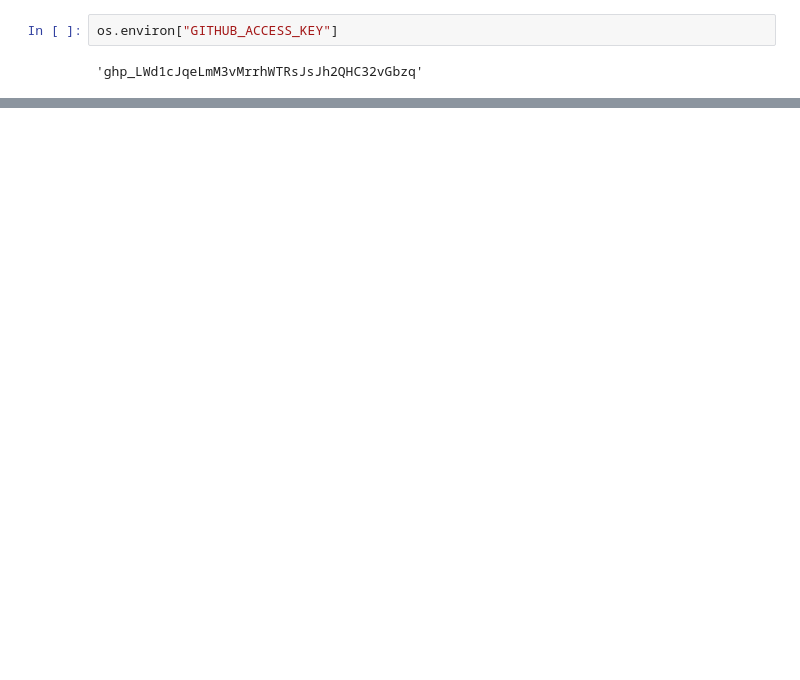
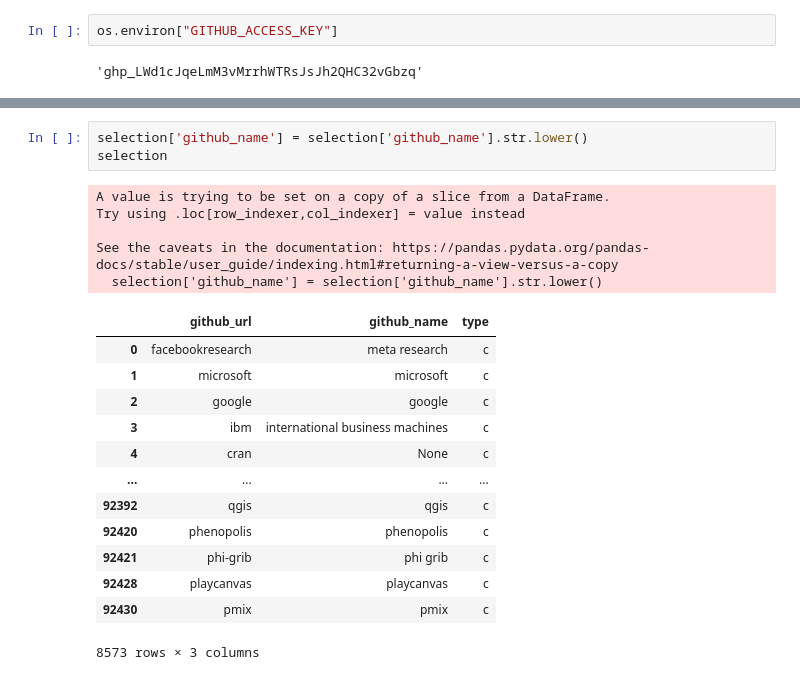
Before and after one commit to georgetown-cset/eto-orca, a Jupyter notebook: PARAT_exploration.ipynb, the cells around one changed output, grey strips where cells are left out. Drawn from its saved outputs; the diff is of its cells as text; blank space fills up the shorter version.

```diff
--- a/PARAT_exploration.ipynb
+++ b/PARAT_exploration.ipynb
@@ -373,0 +178,22 @@ def extract_company(userdata):
+# %%
+selection['github_name'] = selection['github_name'].str.lower()
+selection
+# %% [output]
+A value is trying to be set on a copy of a slice from a DataFrame.
+Try using .loc[row_indexer,col_indexer] = value instead
+
+See the caveats in the documentation: https://pandas.pydata.org/pandas-docs/stable/user_guide/indexing.html#returning-a-view-versus-a-copy
+  selection['github_name'] = selection['github_name'].str.lower()
+|  | github_url | github_name | type |
+| 0 | facebookresearch | meta research | c |
+| 1 | microsoft | microsoft | c |
+| 2 | google | google | c |
+| 3 | ibm | international business machines | c |
+| 4 | cran | None | c |
+| ... | ... | ... | ... |
+| 92392 | qgis | qgis | c |
+| 92420 | phenopolis | phenopolis | c |
+| 92421 | phi-grib | phi grib | c |
+| 92428 | playcanvas | playcanvas | c |
+| 92430 | pmix | pmix | c |
+8573 rows × 3 columns
```
Also changed, not shown: parts of 42 cells of this notebook, 2 other files.
